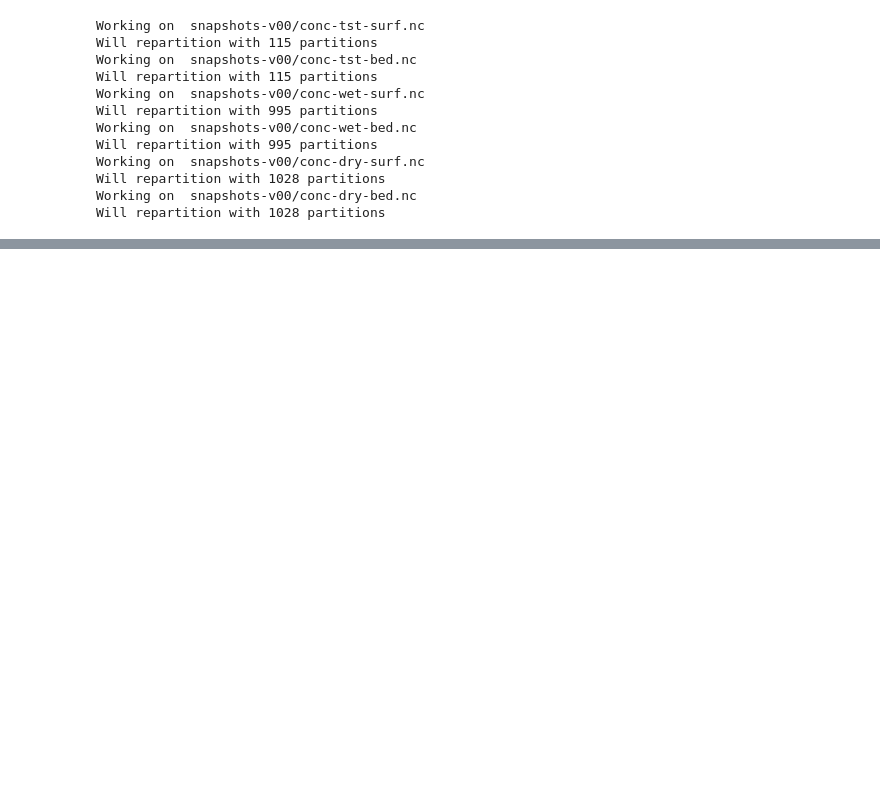
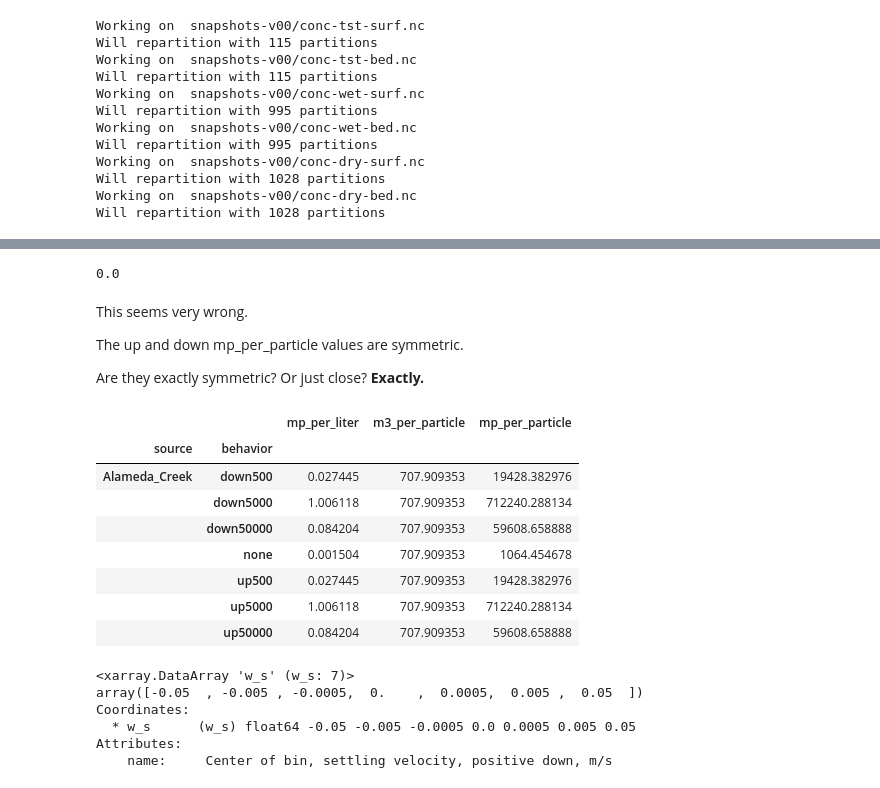
Before and after one commit to rustychris/microplastic_sfbay, a Jupyter notebook: postprocess/postproc_nosql_v01_dask_animate.ipynb, the cells around one changed output, grey strips where cells are left out. Cells and saved outputs as stored; diff of their text form; code cells hidden in the pictures; blank space fills up the shorter version.

```diff
--- a/postprocess/postproc_nosql_v01_dask_animate.ipynb
+++ b/postprocess/postproc_nosql_v01_dask_animate.ipynb
@@ -330,0 +337,8 @@ Will repartition with 1028 partitions
+# %%
+# Choose a few days in April
+criteria=dict(t_min=np.datetime64("2018-04-01 00:00"),
+              t_max=np.datetime64("2018-04-02 00:00"),
+              age_max=np.timedelta64(20,'D'),
+              category='nonfiber')
+part_d=post.query_particles(criteria=criteria,cfg=cfg)
+parts=part_d.compute()
@@ -330,0 +347,13 @@ Will repartition with 1028 partitions
+# %%
+# len(parts) # 40M
+groups=parts['group'].unique()
+
+source_map={}
+behave_map={}
+
+for grp in groups:
+    source,behavior,release_date=post.parse_group_path(grp)
+    source_map[grp]=source
+    behave_map[grp]=behavior
+parts['source']=parts['group'].map(source_map)
+parts['behavior']=parts['group'].map(behave_map)
@@ -330,0 +374,30 @@ Will repartition with 1028 partitions
+# %%
+by_behavior.values[1]-by_behavior.values[2]
+# %% [output]
+0.0
+# %% [markdown]
+This seems very wrong.
+
+The up and down mp_per_particle values are symmetric.
+
+Are they exactly symmetric? Or just close?  **Exactly.**
+# %%
+# postproc_dask.py:
+# line 470: mp_per_particle=mp_per_liter * 1e3 * m3_per_particle
+# so mp_per_liter is symmetric, too.
+# HERE: trace down what's up in post.load_conc
+# Yes, w_s_map was missing signs!!!!
+
+alameda=parts[ parts['source']=='Alameda_Creek']
+# %%
+alameda.groupby(['source','behavior'])[ ['mp_per_liter','m3_per_particle','mp_per_particle'] ].mean()
+# %% [output]
+|  |  | mp_per_liter | m3_per_particle | mp_per_particle |
+| source | behavior |  |  |  |
+| Alameda_Creek | down500 | 0.027445 | 707.909353 | 19428.382976 |
+|  | down5000 | 1.006118 | 707.909353 | 712240.288134 |
+|  | down50000 | 0.084204 | 707.909353 | 59608.658888 |
+|  | none | 0.001504 | 707.909353 | 1064.454678 |
+|  | up500 | 0.027445 | 707.909353 | 19428.382976 |
+|  | up5000 | 1.006118 | 707.909353 | 712240.288134 |
+|  | up50000 | 0.084204 | 707.909353 | 59608.658888 |
@@ -330,0 +406,10 @@ Will repartition with 1028 partitions
+# %%
+
+load_data.w_s
+# %% [output]
+<xarray.DataArray 'w_s' (w_s: 7)>
+array([-0.05  , -0.005 , -0.0005,  0.    ,  0.0005,  0.005 ,  0.05  ])
+Coordinates:
+  * w_s      (w_s) float64 -0.05 -0.005 -0.0005 0.0 0.0005 0.005 0.05
+Attributes:
+    name:     Center of bin, settling velocity, positive down, m/s
```
Also changed, not shown: parts of 6 cells of this notebook, 3 other files.
